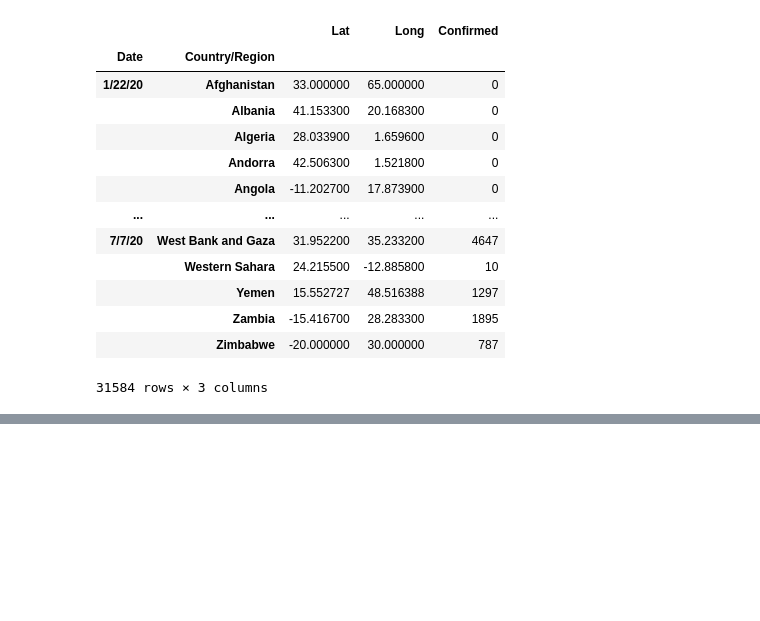
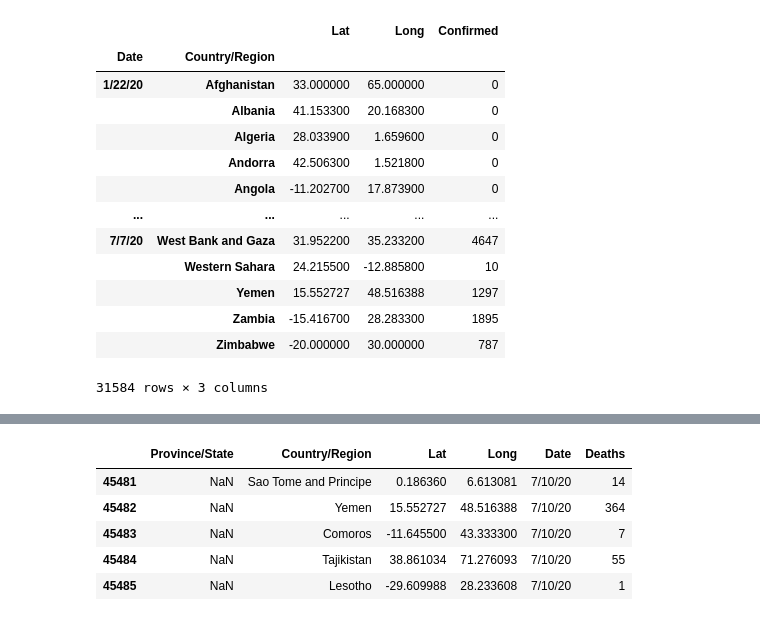
Before and after one commit to SUPREME-CODER/COVID-19-DASHBOARD, a Jupyter notebook: COVID DATA ANALYSIS.ipynb, the cells around one changed output, grey strips where cells are left out. Saved outputs shown, nothing was run; the diff lists cells and outputs as text; code cells hidden in the pictures; blank space fills up the shorter version.

```diff
--- a/COVID DATA ANALYSIS.ipynb
+++ b/COVID DATA ANALYSIS.ipynb
@@ -217,0 +231,9 @@ num_cases_on_a_given_date_country_wise(confirmed_data, '5/22/20', 'Confirmed',as
+# %%
+deaths_data.tail()
+# %% [output]
+|  | Province/State | Country/Region | Lat | Long | Date | Deaths |
+| 45481 | NaN | Sao Tome and Principe | 0.186360 | 6.613081 | 7/10/20 | 14 |
+| 45482 | NaN | Yemen | 15.552727 | 48.516388 | 7/10/20 | 364 |
+| 45483 | NaN | Comoros | -11.645500 | 43.333300 | 7/10/20 | 7 |
+| 45484 | NaN | Tajikistan | 38.861034 | 71.276093 | 7/10/20 | 55 |
+| 45485 | NaN | Lesotho | -29.609988 | 28.233608 | 7/10/20 | 1 |
```
Also changed, not shown: parts of 17 cells of this notebook.
